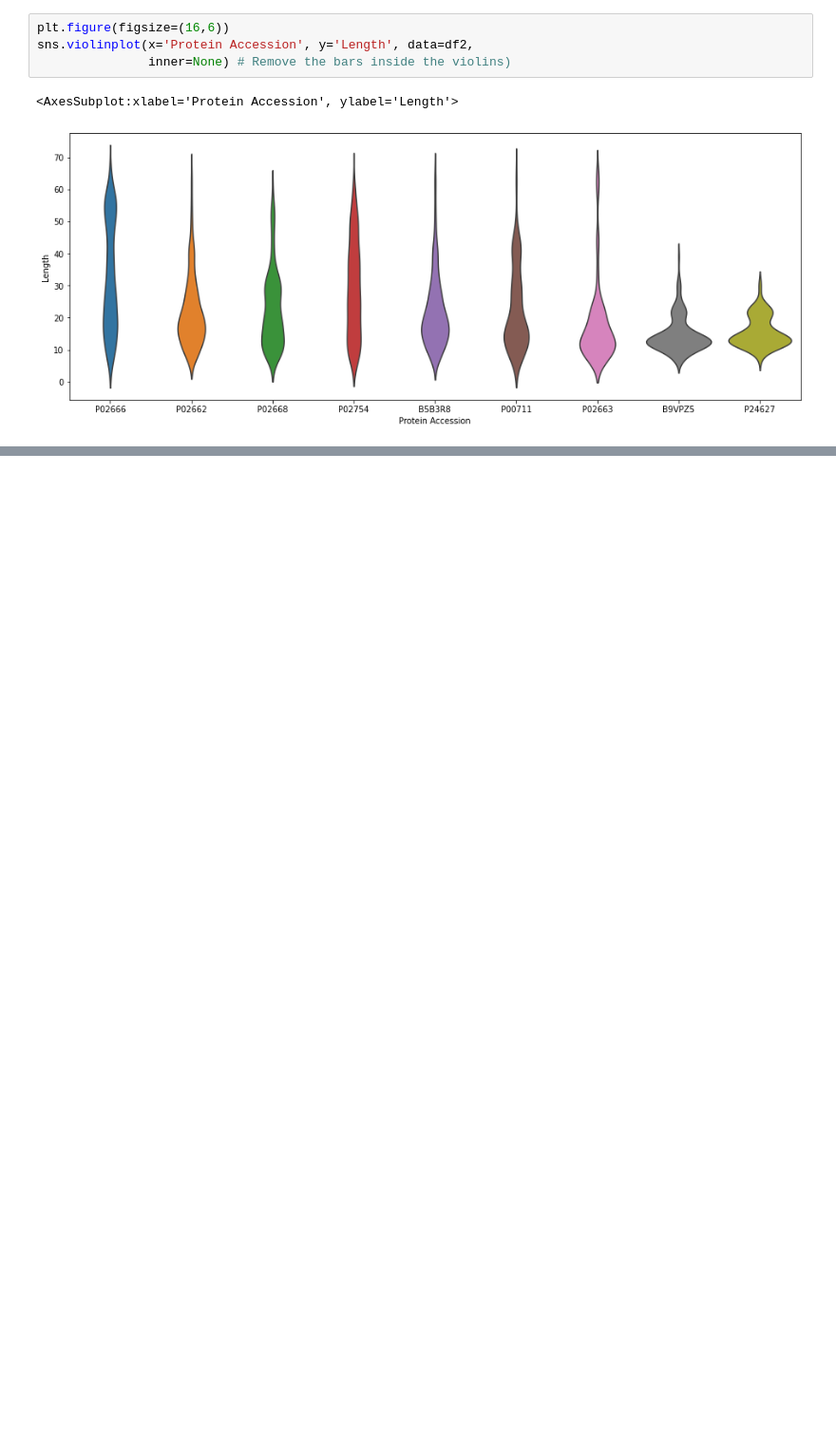
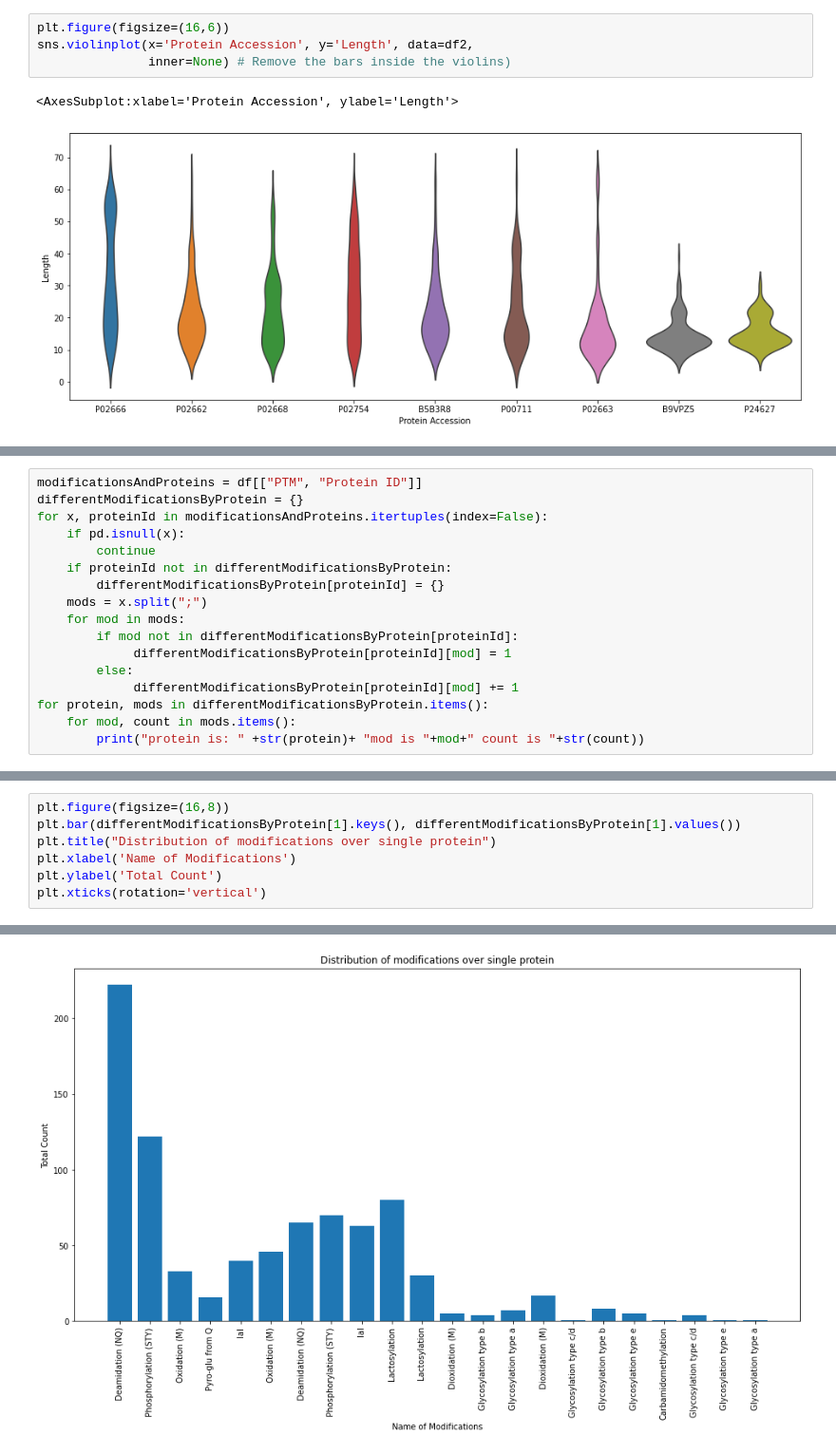
Before and after one commit to Munklinde96/Data_Visualization, a Jupyter notebook: tst_data_viz.ipynb, the cells around one changed output, grey strips where cells are left out. Shown at 95% size. Cells and saved outputs as stored; diff of their text form; blank space fills up the shorter version.

```diff
--- a/tst_data_viz.ipynb
+++ b/tst_data_viz.ipynb
@@ -197,0 +295,17 @@ sns.violinplot(x='Protein Accession', y='Length', data=df2,
+# %%
+modificationsAndProteins = df[["PTM", "Protein ID"]]
+differentModificationsByProtein = {}
+for x, proteinId in modificationsAndProteins.itertuples(index=False):
+    if pd.isnull(x):
+        continue
+    if proteinId not in differentModificationsByProtein:
+        differentModificationsByProtein[proteinId] = {}
+    mods = x.split(";")
+    for mod in mods:
+        if mod not in differentModificationsByProtein[proteinId]:
+             differentModificationsByProtein[proteinId][mod] = 1
+        else:
+             differentModificationsByProtein[proteinId][mod] += 1
+for protein, mods in differentModificationsByProtein.items():
+    for mod, count in mods.items():
+        print("protein is: " +str(protein)+ "mod is "+mod+" count is "+str(count))
@@ -197,0 +330,8 @@ sns.violinplot(x='Protein Accession', y='Length', data=df2,
+# %%
+plt.figure(figsize=(16,8))
+plt.bar(differentModificationsByProtein[1].keys(), differentModificationsByProtein[1].values())
+plt.title("Distribution of modifications over single protein")
+plt.xlabel('Name of Modifications')
+plt.ylabel('Total Count')
+plt.xticks(rotation='vertical')
+# %% [output]
@@ -197,0 +355 @@ sns.violinplot(x='Protein Accession', y='Length', data=df2,
+[figure, added]
```
Also changed, not shown: parts of 14 cells of this notebook.
